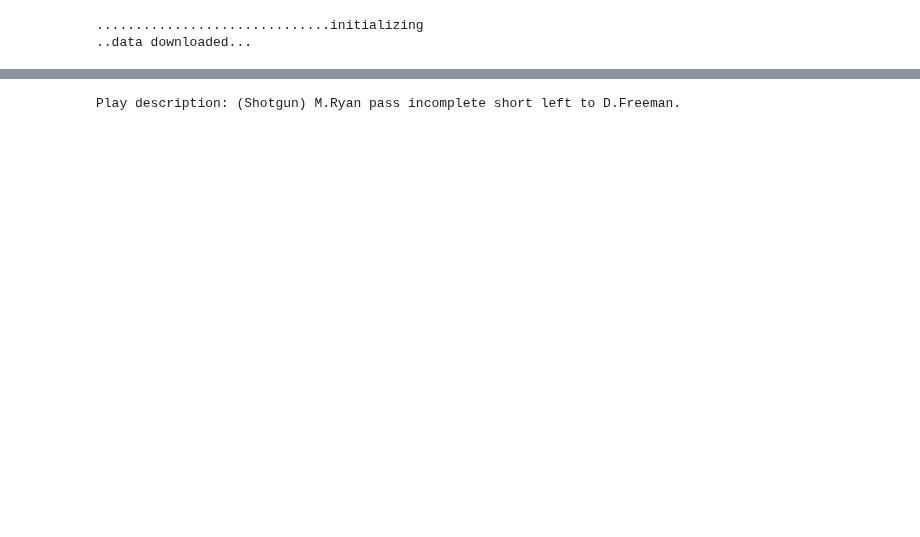
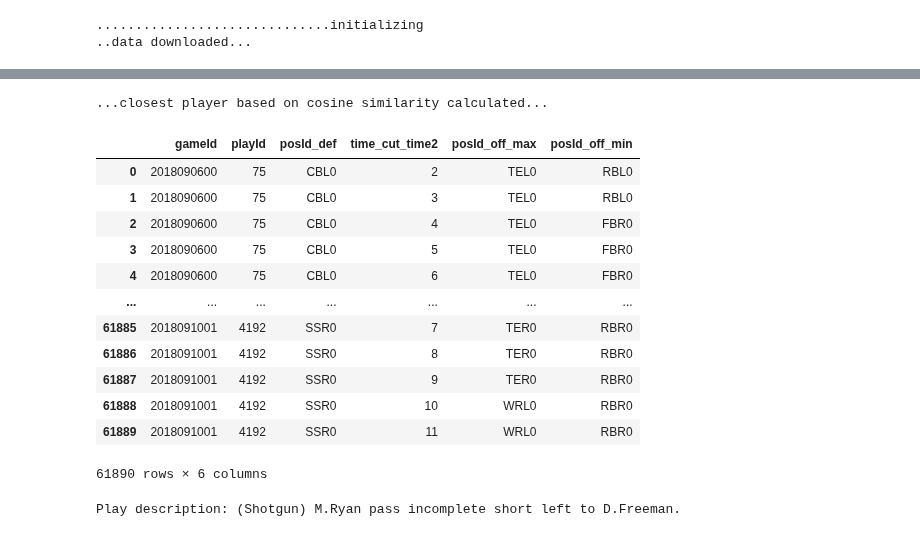
Before and after one commit to andrewbakert/NFL_Pass_Pred, a Jupyter notebook: cosine_sim.ipynb, the cells around one changed output, grey strips where cells are left out. Saved outputs shown, nothing was run; the diff lists cells and outputs as text; code cells hidden in the pictures; blank space fills up the shorter version.

```diff
--- a/cosine_sim.ipynb
+++ b/cosine_sim.ipynb
@@ -21,3 +103,20 @@ df = def_cleaning.cosine_closest_player(cut_df)
+# %%
+def_cleaning.cosine_closest_player(closest_players)
+# %% [output]
+...closest player based on cosine similarity calculated...
+|  | gameId | playId | posId_def | time_cut_time2 | posId_off_max | posId_off_min |
+| 0 | 2018090600 | 75 | CBL0 | 2 | TEL0 | RBL0 |
+| 1 | 2018090600 | 75 | CBL0 | 3 | TEL0 | RBL0 |
+| 2 | 2018090600 | 75 | CBL0 | 4 | TEL0 | FBR0 |
+| 3 | 2018090600 | 75 | CBL0 | 5 | TEL0 | FBR0 |
+| 4 | 2018090600 | 75 | CBL0 | 6 | TEL0 | FBR0 |
+| ... | ... | ... | ... | ... | ... | ... |
+| 61885 | 2018091001 | 4192 | SSR0 | 7 | TER0 | RBR0 |
+| 61886 | 2018091001 | 4192 | SSR0 | 8 | TER0 | RBR0 |
+| 61887 | 2018091001 | 4192 | SSR0 | 9 | TER0 | RBR0 |
+| 61888 | 2018091001 | 4192 | SSR0 | 10 | WRL0 | RBR0 |
+| 61889 | 2018091001 | 4192 | SSR0 | 11 | WRL0 | RBR0 |
+61890 rows × 6 columns
 # %%
 pos_df = def_cleaning.weeks_data.copy()
 # %%
```
Also changed, not shown: parts of 9 cells of this notebook, 3 other files.
